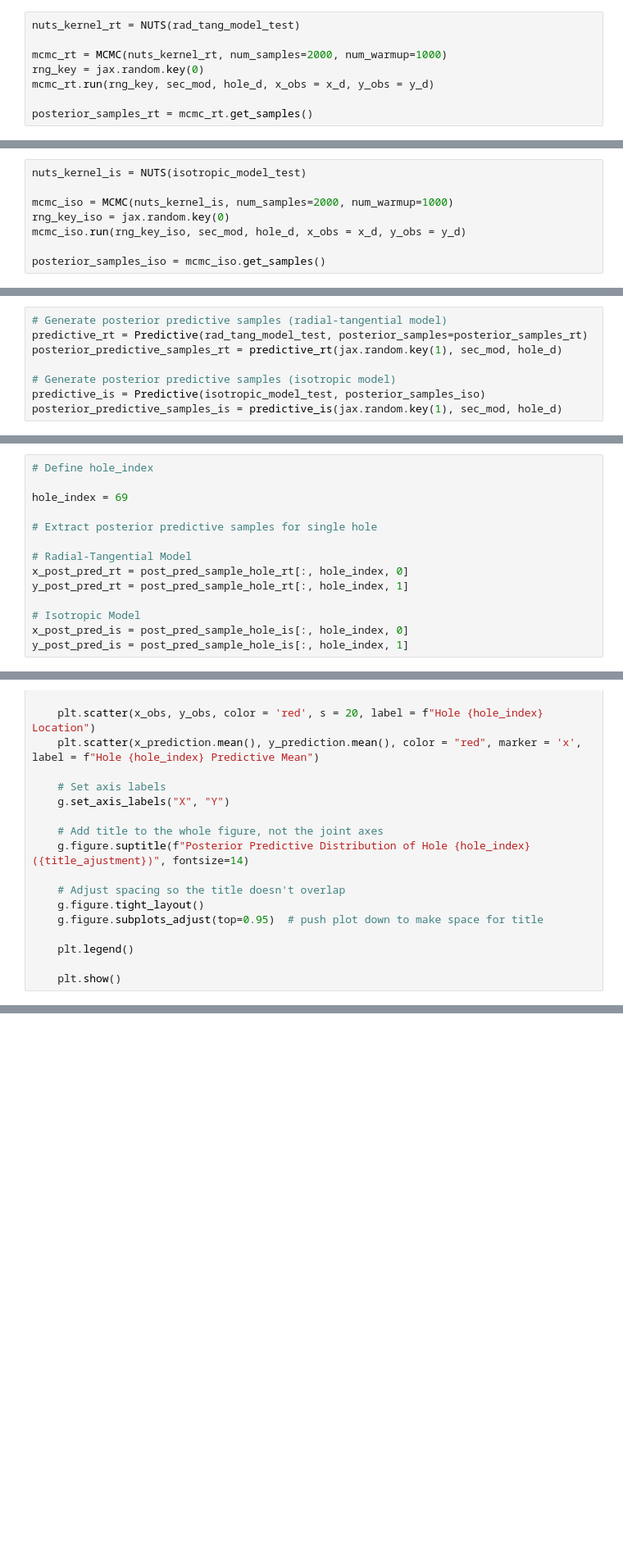
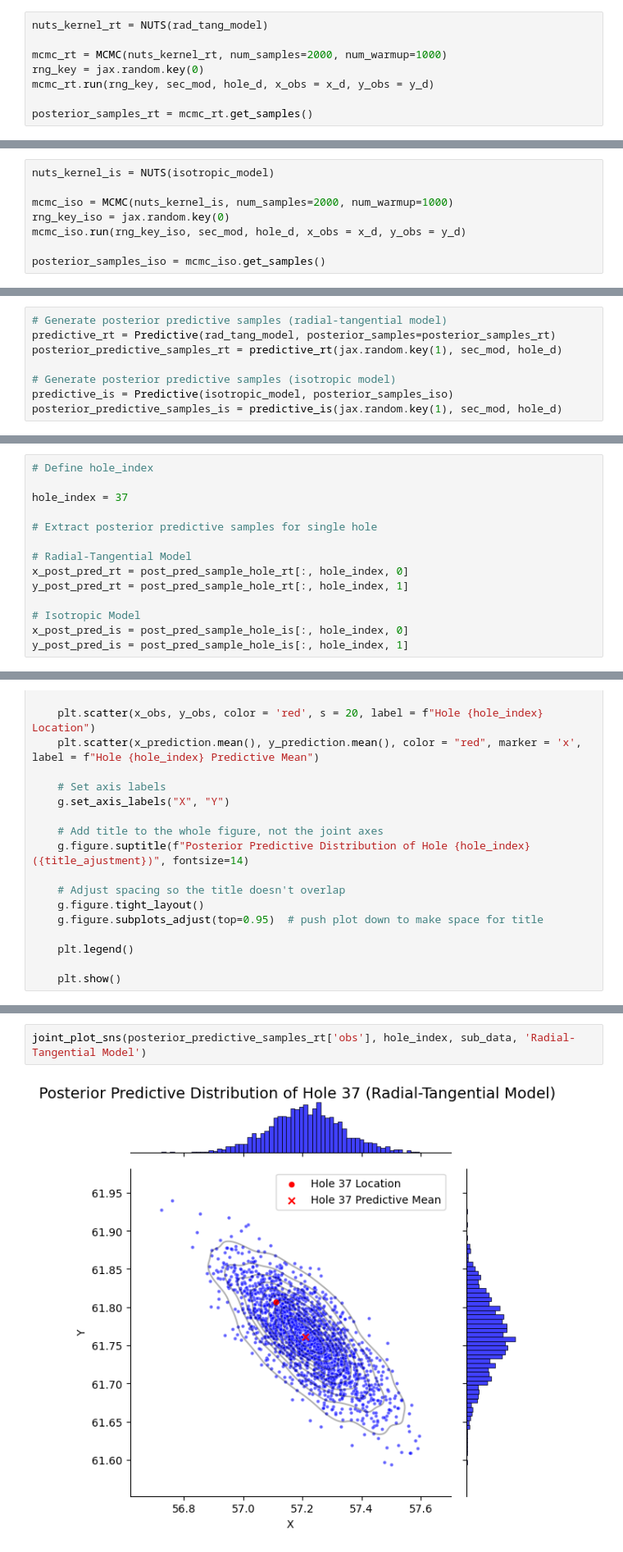
Before and after one commit to MatteoMancini01/S2_Cw, a Jupyter notebook: testing.ipynb, the cells around one changed output, grey strips where cells are left out. Shown at 82% size. Drawn from its saved outputs; the diff is of its cells as text; blank space fills up the shorter version.

```diff
--- a/testing.ipynb
+++ b/testing.ipynb
@@ -50,7 +50,7 @@ sec_mod = jnp.array([x-1 if x < 4 else x - 2 for x in sec_id_sub])
 # %% [markdown]
 Radial-tangential
 # %%
-nuts_kernel_rt = NUTS(rad_tang_model_test)
+nuts_kernel_rt = NUTS(rad_tang_model)
 
 mcmc_rt = MCMC(nuts_kernel_rt, num_samples=2000, num_warmup=1000)
 rng_key = jax.random.key(0)
@@ -90,7 +90,7 @@ ycents_opt_rt = jnp.mean(posterior_samples_rt["y_centre"], axis=0)
 # Store all extracted parameters in a structured array
 optimised_params_rt = jnp.array([phases_opt_rt, xcents_opt_rt, ycents_opt_rt])
 # %%
-nuts_kernel_is = NUTS(isotropic_model_test)
+nuts_kernel_is = NUTS(isotropic_model)
 
 mcmc_iso = MCMC(nuts_kernel_is, num_samples=2000, num_warmup=1000)
 rng_key_iso = jax.random.key(0)
@@ -182,11 +182,11 @@ of the measured hole locations, show the posterior predictive distribution for i
 locations using both models.
 # %%
 # Generate posterior predictive samples (radial-tangential model)
-predictive_rt = Predictive(rad_tang_model_test, posterior_samples=posterior_samples_rt)
+predictive_rt = Predictive(rad_tang_model, posterior_samples=posterior_samples_rt)
 posterior_predictive_samples_rt = predictive_rt(jax.random.key(1), sec_mod, hole_d)
 
 # Generate posterior predictive samples (isotropic model)
-predictive_is = Predictive(isotropic_model_test, posterior_samples_iso)
+predictive_is = Predictive(isotropic_model, posterior_samples_iso)
 posterior_predictive_samples_is = predictive_is(jax.random.key(1), sec_mod, hole_d)
 # %%
 post_pred_sample_hole_rt = posterior_predictive_samples_rt['obs']
@@ -203,7 +203,7 @@ Shape posterior predictive sample generated from posterior samples generated fro
 # %%
 # Define hole_index
 
-hole_index = 69
+hole_index = 37
 
 # Extract posterior predictive samples for single hole
 
@@ -343,0 +391,4 @@ joint_plot_sns(x_post_pred_is, y_post_pred_is, hole_index, x_d, y_d, 'Isotropic
+# %%
+joint_plot_sns(posterior_predictive_samples_rt['obs'], hole_index, sub_data, 'Radial-Tangential Model')
+# %% [output]
+[figure, added]
```
Also changed, not shown: parts of 14 cells of this notebook, 3 other files.
